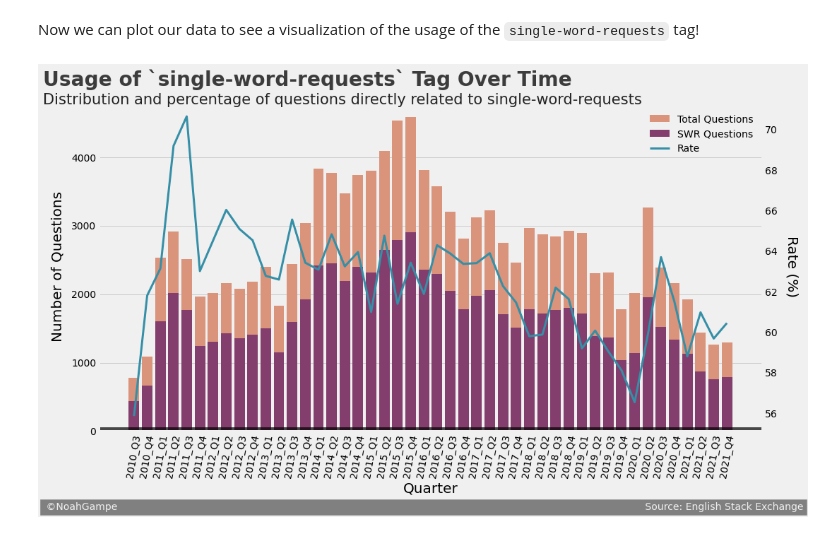
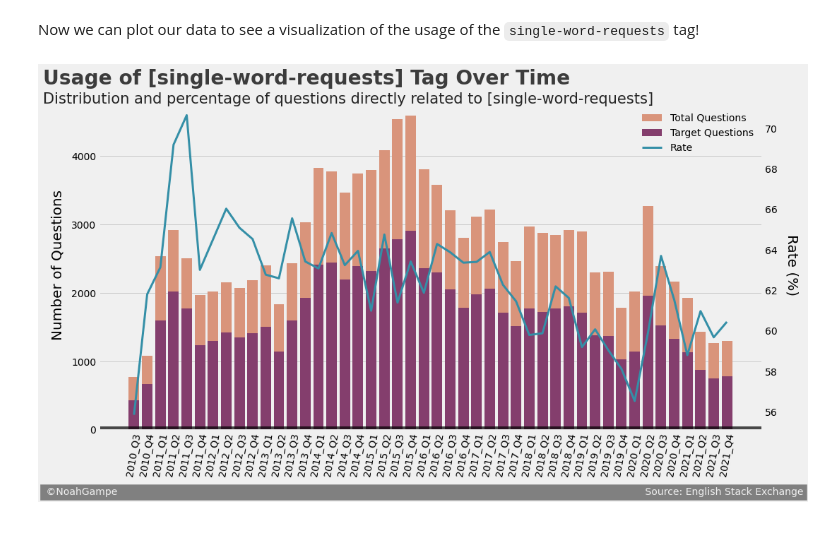
Before and after one commit to noah-kg/english-stack-exchange-analysis, a Jupyter notebook: EnglishLearningDifficulties.ipynb, the cells around one changed output. Cells and saved outputs as stored; diff of their text form; code cells hidden in the pictures.

Commit message:
Finished main analysis. Added 'grammar' tag visualization. Cleaned up project structure.

```diff
--- a/EnglishLearningDifficulties.ipynb
+++ b/EnglishLearningDifficulties.ipynb
@@ -699,9 +734,9 @@ def value_greater_than(dictionary, val):
     print(f'Tags in dictionary: {len(filtered)}')
     return filtered
 
-filtered = value_greater_than(sorted_swr_tags_dict, 1)
-filtered = value_greater_than(sorted_swr_tags_dict, 20)
-filtered = value_greater_than(sorted_swr_tags_dict, 40)
+filtered = value_greater_than(swr_tag_dict, 1)
+filtered = value_greater_than(swr_tag_dict, 20)
+filtered = value_greater_than(swr_tag_dict, 40)
 
 #based off of tags in filtered dictionary
 related_tags = ['is-it-a-word', 'connotation', 'business-language', 'kinship-terms',
@@ -751,7 +786,7 @@ It seems the very first question that used the`single-word-requests` tag was pos
 As for the upper-limit, we'll have to figure out how to divide the data into different time periods. Dividing the time data into quarters seems like a rational choice, and one that is common in most time-related queries. Since it is currently mid-March 2022 at the time of writing, we'll need to exclude everything from this year, for the sake of consistency.
 # %%
 #the .copy() ensures we don't trigger the SettingWithCopyWarning
-data_all = data_all.loc[data_all['CreationDate'].dt.year < 2022].copy()
+data_swr = data_all.loc[data_all['CreationDate'].dt.year < 2022].copy()
 # %% [markdown]
 Let's go ahead and add a couple of columns to the dataframe:
 * `swr_related` - showing if a question contains a tag related to `single-word-requests`
@@ -791,11 +819,11 @@ data_all
 # %% [markdown]
 Now that we have those two columns added and populated, we can further modify our data to summarize the number of questions by quarter.
 # %%
-data_by_quarter = data_all.groupby('Quarter').agg({'swr_related': ['sum', 'count']})
-data_by_quarter.columns = ['swr_questions', 'all_questions']
-data_by_quarter['swr_questions %'] = 100 * data_by_quarter['swr_questions'] / data_by_quarter['all_questions']
-data_by_quarter.reset_index(inplace=True)
-data_by_quarter.head(10)
+data_by_quarter_swr = data_swr.groupby('Quarter').agg({'swr_related': ['sum', 'count']})
+data_by_quarter_swr.columns = ['swr_questions', 'all_questions']
+data_by_quarter_swr['swr_questions %'] = 100 * data_by_quarter_swr['swr_questions'] / data_by_quarter_swr['all_questions']
+data_by_quarter_swr.reset_index(inplace=True)
+data_by_quarter_swr.head(10)
 # %% [output]
 |  | Quarter | swr_questions | all_questions | swr_questions % |
 | 0 | 2009_Q2 | 1 | 1 | 100.000000 |
@@ -811,9 +839,9 @@ data_by_quarter.head(10)
 # %% [markdown]
 Our first two entries are a bit suspicious. From 2009_Q2 all the way to 2010_Q3, only *two* questions were asked that were related to `single-word-requests`. We can safely remove these from our data.
 # %%
-data_by_quarter = data_by_quarter[2:]
-data_by_quarter.reset_index(drop=True, inplace=True)
-data_by_quarter.head(10)
+data_by_quarter_swr = data_by_quarter_swr[2:]
+data_by_quarter_swr.reset_index(drop=True, inplace=True)
+data_by_quarter_swr.head(10)
 # %% [output]
 |  | Quarter | swr_questions | all_questions | swr_questions % |
 | 0 | 2010_Q3 | 434 | 777 | 55.855856 |
@@ -829,7 +857,7 @@ data_by_quarter.head(10)
 # %% [markdown]
 Now we can plot our data to see a visualization of the usage of the `single-word-requests` tag!
 # %%
-def plot_timeline(data):
+def plot_timeline(data, target):
     #figure details
     f, ax = plt.subplots(figsize=(15, 8))
 
@@ -847,11 +875,11 @@ def plot_timeline(data):
     ax1 = sns.barplot(data=data, x='Quarter', y='all_questions',
                       label='Total Questions', color=colors[0])
 
-    ax2 = sns.barplot(data=data, x='Quarter', y='swr_questions',
-                      label='SWR Questions', color=colors[-2])
+    ax2 = sns.barplot(data=data, x='Quarter', y=data.iloc[:,1].name,
+                      label='Target Questions', color=colors[-2])
 
     ax3 = plt.twinx()
-    ax3 = sns.lineplot(data=data, x='Quarter', y='swr_questions %',
+    ax3 = sns.lineplot(data=data, x='Quarter', y=data.iloc[:,3].name,
                       label='Rate', lw=3, color=colors2[int(len(colors2)/2)])
 
     #legend
@@ -859,38 +887,38 @@ def plot_timeline(data):
     labels = []
 
     for ax in f.axes:
         axLine, axLabel = ax.get_legend_handles_labels()
         lines.extend(axLine)
         labels.extend(axLabel)
 
     f.legend(lines, labels, bbox_to_anchor=(0.95,0.87), frameon=False)
     ax3.get_legend().remove()
 
     #labels & ticks
     ax1.axhline(y=0, color='black', linewidth=10, alpha=.7)
-    ax1.set_xlabel("Quarter", fontsize=20, labelpad=5)
+    ax1.set(xlabel=None)
     ax1.set_ylabel('Number of Questions', fontsize=20, labelpad=10)
     ax1.tick_params(axis='x', rotation=80)
     ax3.set_ylabel("Rate (%)", fontsize=20, rotation=-90, labelpad=30)
     ax3.grid(False)
     ax3.spines['top'].set_visible(False)
     ax3.spines['left'].set_visible(False)
 
     #title & subtitle
-    title = 'Usage of `single-word-requests` Tag Over Time'
-    subtitle = 'Distribution and percentage of questions directly related to single-word-requests'
+    title = f'Usage of [{target}] Tag Over Time'
+    subtitle = f'Distribution and percentage of questions directly related to [{target}]'
     ax1.text(x=t_margin_x, y=t_margin_y, s=title, fontsize=28, weight='bold', alpha=.75)
     ax1.text(x=t_margin_x, y=st_margin_y, s=subtitle, fontsize=21, alpha=.85)
 
     #signature bar
-    ax1.text(x=st_margin_x, y=-1150,
+    ax1.text(x=st_margin_x, y=-950,
             s=' ©NoahGampe' + ' '*165 + ' Source: English Stack Exchange',
             fontsize=14, color='#f0f0f0', backgroundcolor='grey')
 
     plt.show()
 
-plot_timeline(data_by_quarter)
+plot_timeline(data_by_quarter_swr, 'single-word-requests')
 # %% [output]
-[figure, old version]
+[figure, new version]
 # %% [markdown]
 We can see the initial spike in questions related to `single-word-requests` frm late 2010 to mid 2011. This is most likely due to the site's creation, and the influx of new members. Surprisingly, the rate of questions related to `single-word-requests` stays in the range of **60-66%** up until present day. The overall amount of questions asked does see some dropoff starting in 2016. Interestingly, we see a relatively large spike in both Total Questions and SWR Questions in the first half of 2020. Given that this was at the beginning of the COVID-19 pandemic, where most people were on lockdown, it would make sense that more people decided to keep busy by learning a new language. We do see more dropoff in 2020_Q3 and onwards however.
```
Also changed, not shown: parts of 12 cells of this notebook.
